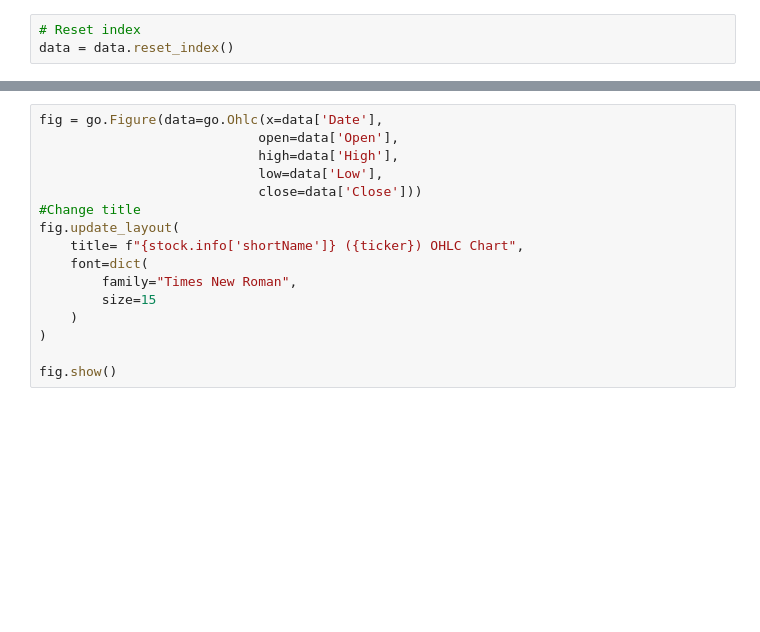
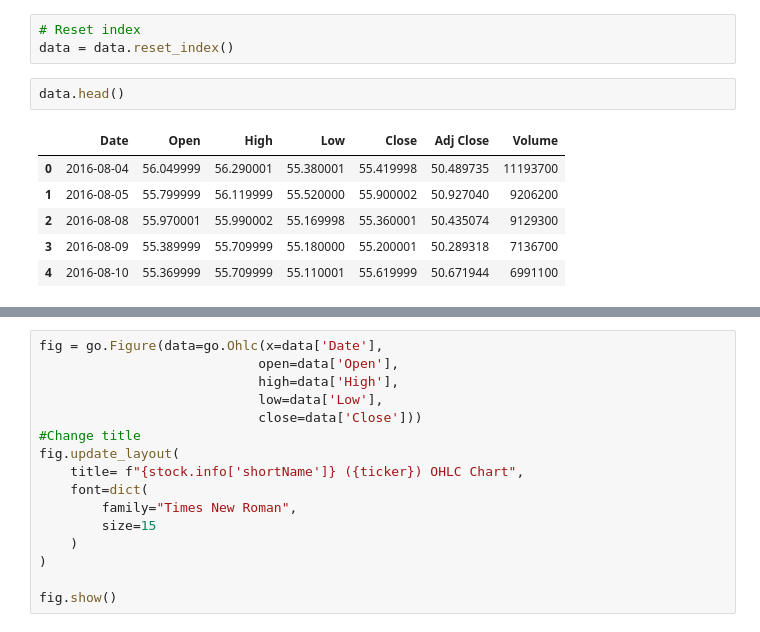
Before and after one commit to RicardoSaca/stockanalyzer, a Jupyter notebook: analyzer.ipynb, the cells around one changed output, grey strips where cells are left out. Cells and saved outputs as stored; diff of their text form; blank space fills up the shorter version.

```diff
--- a/analyzer.ipynb
+++ b/analyzer.ipynb
@@ -74,6 +74,15 @@ data = yf.download(ticker, period=period, interval="1d")
 # %%
 # Reset index
 data = data.reset_index()
+# %%
+data.head()
+# %% [output]
+|  | Date | Open | High | Low | Close | Adj Close | Volume |
+| 0 | 2016-08-04 | 56.049999 | 56.290001 | 55.380001 | 55.419998 | 50.489735 | 11193700 |
+| 1 | 2016-08-05 | 55.799999 | 56.119999 | 55.520000 | 55.900002 | 50.927040 | 9206200 |
+| 2 | 2016-08-08 | 55.970001 | 55.990002 | 55.169998 | 55.360001 | 50.435074 | 9129300 |
+| 3 | 2016-08-09 | 55.389999 | 55.709999 | 55.180000 | 55.200001 | 50.289318 | 7136700 |
+| 4 | 2016-08-10 | 55.369999 | 55.709999 | 55.110001 | 55.619999 | 50.671944 | 6991100 |
 # %%
 #Create chart
 fig = go.Figure(data=[go.Candlestick(x=data['Date'],
```
Also changed, not shown: parts of 30 cells of this notebook, 11 other files.
